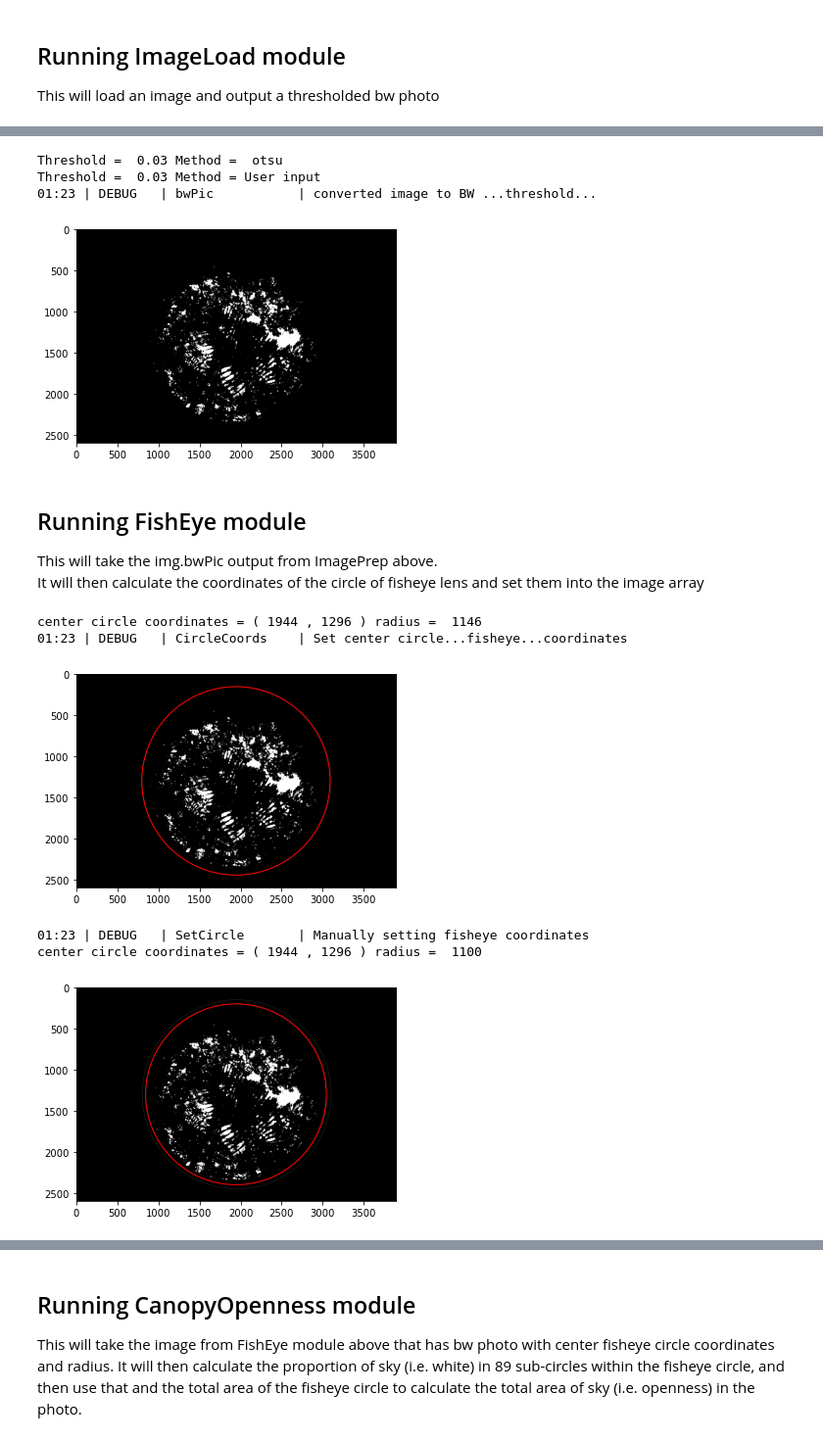
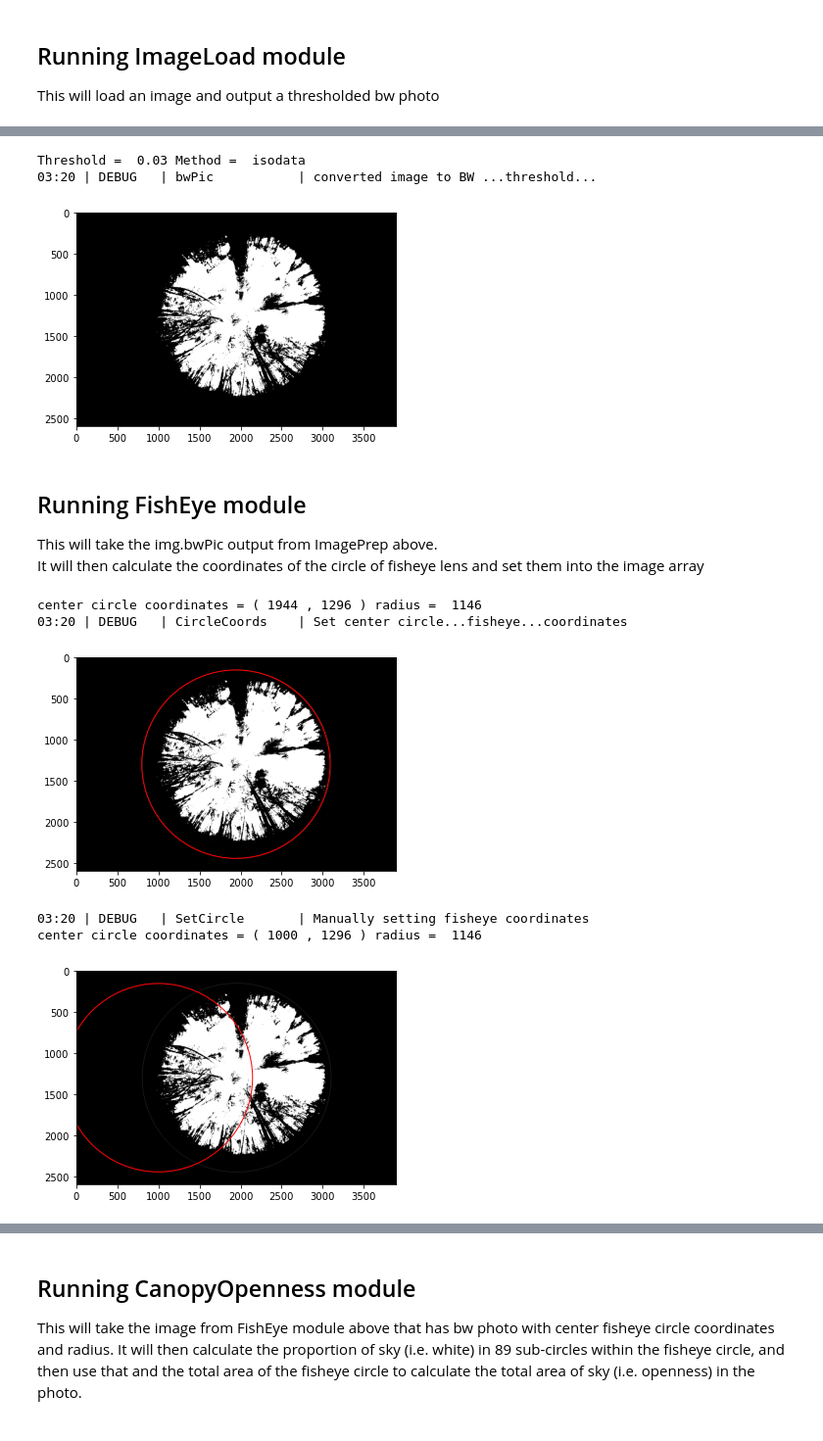
Before and after one commit to Roiak2/Canopy-Openness-from-Hemispheric-Photos, a Jupyter notebook: WorkingExample.ipynb, the cells around one changed output, grey strips where cells are left out. Shown at 98% size. Drawn from its saved outputs; the diff is of its cells as text; code cells hidden in the pictures.

```diff
--- a/WorkingExample.ipynb
+++ b/WorkingExample.ipynb
@@ -48,8 +49,8 @@ CanopyOpenness.set_loglevel("DEBUG")
 This will load an image and output a thresholded bw photo
 # %%
 #Defining user input
-filepath = "./sample_photos/LFDP/2012/" #where photos are stored
-filename = "40.100.11May2012.EV-2.MF.JPG" #one photo
+filepath = "./sample_photos/CTE/CTE-A1/" #where photos are stored
+filename = "CTE.A1-1.3NOV2017.EV0.M.JPG" #one photo
 # %%
 #Saving object from ImagePrep class in ImageLoad module
 #This will give us the loaded image, blue transformed, and bw transformed
@@ -61,7 +62,7 @@ filename = "40.100.11May2012.EV-2.MF.JPG" #one photo
 #     threshold method for image, defaults to otsu algorithm, can also be isodata algorithm
 #     option to plot image or not, defaults to False
 
-img = ImageLoad.ImagePrep(filepath, filename,threshold=0,threshold_method="otsu",plot=True)
+img = ImageLoad.ImagePrep(filepath, filename,threshold_method="isodata",plot=True)
 # %%
 #Checking output of regular image load and logging message
 og = img.imageLoad()
@@ -80,10 +81,9 @@ bw = img.bwPic()
 #print('shape:',bw.shape) #shape (this is just to check that it's a numpy array still)
 #print('dimensions:',bw.ndim) #amount of dimensions (this is just to check that it's still a 2D array)
 # %% [output]
-Threshold =  0.03 Method =  otsu
-Threshold =  0.03 Method = User input
-01:23 | DEBUG   | bwPic           | converted image to BW ...threshold...
+Threshold =  0.03 Method =  isodata
+03:20 | DEBUG   | bwPic           | converted image to BW ...threshold...
-[figure, old version]
+[figure, new version]
 # %% [markdown]
 ## Running FishEye module
 This will take the img.bwPic output from ImagePrep above.
@@ -100,18 +100,18 @@ image=fish.CircleCoords() #Calculates the circle coordinates within the image ar
 #print('dimensions:',image[0].ndim) #amount of dimensions (this is just to check that it's still a 2D array)
 # %% [output]
 center circle coordinates = ( 1944 , 1296 ) radius =  1146
-01:23 | DEBUG   | CircleCoords    | Set center circle...fisheye...coordinates
+03:20 | DEBUG   | CircleCoords    | Set center circle...fisheye...coordinates
-[figure, old version]
+[figure, new version]
 # %%
 #checking object returned from SetCircle function when manually set coordinates
-circle_draw = fish.SetCircle(cr=1100) #returns bw image array with center coordinates (x,y, and radius)
+circle_draw = fish.SetCircle(cx=1000) #returns bw image array with center coordinates (x,y, and radius)
 
 #checking shape remained the same
 #circle_draw[0].shape #works! (this is just to check that it's a numpy array still)
 # %% [output]
-01:23 | DEBUG   | SetCircle       | Manually setting fisheye coordinates
-center circle coordinates = ( 1944 , 1296 ) radius =  1100
+03:20 | DEBUG   | SetCircle       | Manually setting fisheye coordinates
+center circle coordinates = ( 1000 , 1296 ) radius =  1146
-[figure, old version]
+[figure, new version]
 # %%
 #checking that SetCircle returns same image as CircleCoords if no manual inputs are given
 circle_draw2 = fish.SetCircle() #works!
```
Also changed, not shown: parts of 6 cells of this notebook, 1 other file.
